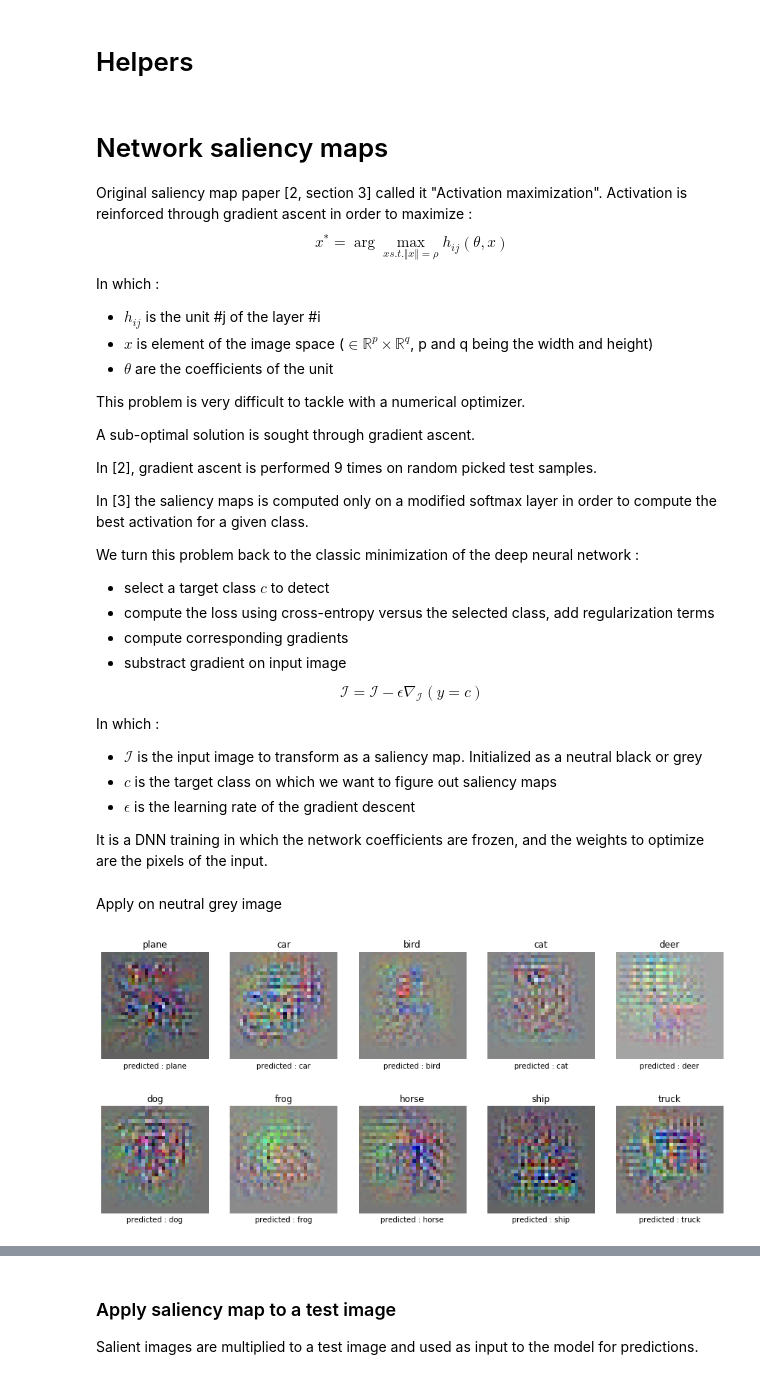
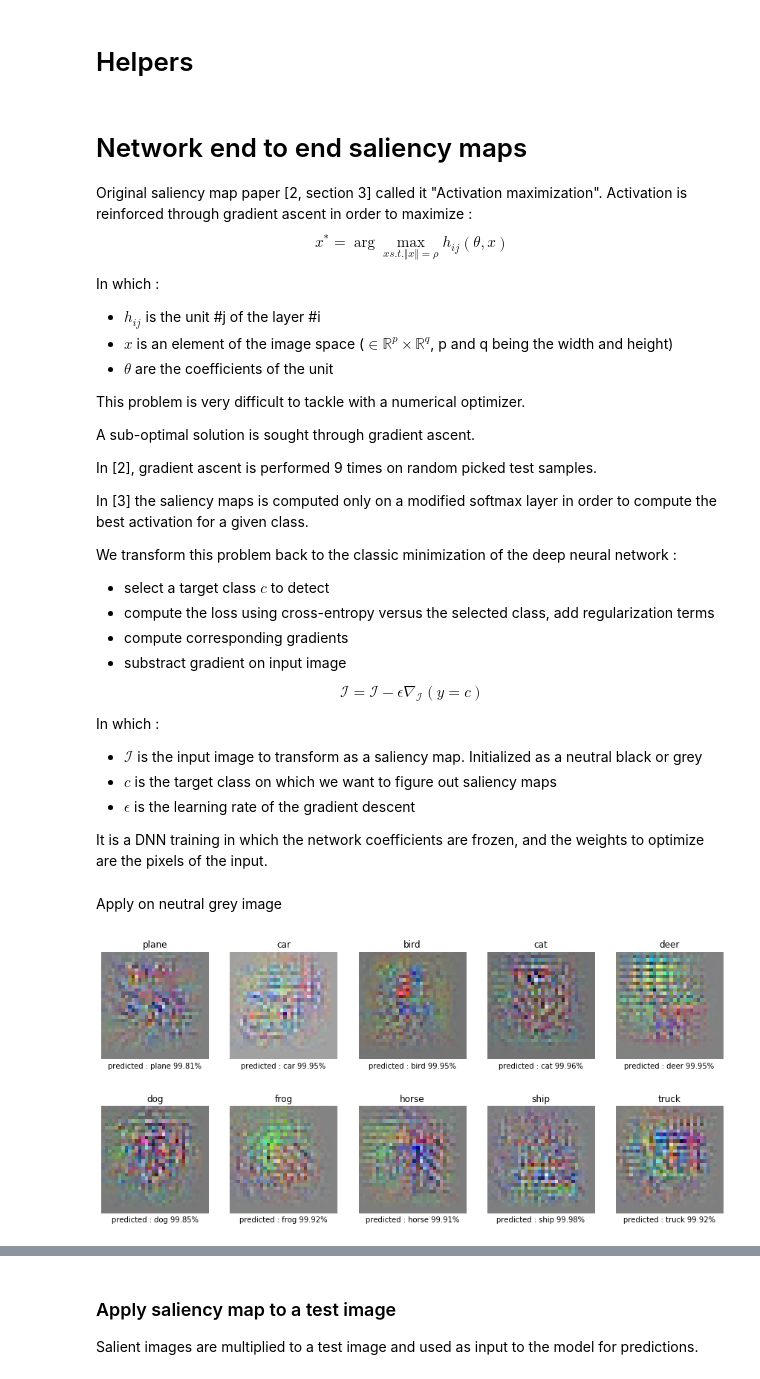
Before and after one commit to tonio73/data-science, a Jupyter notebook: cnn/CnnVisualization-2-SaliencyMaps.ipynb, the cells around one changed output, grey strips where cells are left out. Saved outputs shown, nothing was run; the diff lists cells and outputs as text; code cells hidden in the pictures.

```diff
--- a/cnn/CnnVisualization-2-SaliencyMaps.ipynb
+++ b/cnn/CnnVisualization-2-SaliencyMaps.ipynb
@@ -75,9 +75,9 @@ def plotSaliencyMap(original, saliencies, activations, activationsAfter, layerNa
     axes[0][0].set_title(title)
 
     for i in range(n):
-        axes[i][1].imshow(saliencies[i]) # .reshape(dimensions)
+        axes[i][1].imshow(normalizeImage(saliencies[i]))
         axes[i][1].set_title("%s Saliency" % layerNames[i])
-        axes[i][2].imshow(np.clip((saliencies[i] - original), 0, 1))
+        axes[i][2].imshow(normalizeImage((saliencies[i] - original)))
         axes[i][2].set_title("Saliency - Input")
         act = activations[i]
         if len(act.shape) == 2:
@@ -92,15 +92,21 @@ def plotSaliencyMap(original, saliencies, activations, activationsAfter, layerNa
             axes[i][4].text(0, 0.5, "%.3g" % act)
         axes[i][4].set_title("Activation on saliency")
     plt.setp(axes, xticks=[], yticks=[], frame_on=False)
+
+def normalizeImage(img):
+    """ Normalize image to have pixel values in [0, 1] """
+    mi = img.min()
+    ma = img.max()
+    return (img - mi) / (ma - mi)
 # %% [markdown]
-# Network saliency maps
+# Network end to end saliency maps
 
 Original saliency map paper [2, section 3] called it "Activation maximization". Activation is reinforced through gradient ascent in order to maximize :
 $$ x^* = \arg \max_{x s.t. \Vert x \Vert = \rho} h_{ij}(θ,x)$$
 
 In which :
 - $h_{ij}$ is the unit #j of the layer #i
-- $x$ is element of the image space ($\in \mathbb{R}^p \times \mathbb{R}^q$, p and q being the width and height)
+- $x$ is an element of the image space ($\in \mathbb{R}^p \times \mathbb{R}^q$, p and q being the width and height)
 - $\theta$ are the coefficients of the unit
 
 This problem is very difficult to tackle with a numerical optimizer.
@@ -111,7 +117,7 @@ In [2], gradient ascent is performed 9 times on random picked test samples.
 
 In [3] the saliency maps is computed only on a modified softmax layer in order to compute the best activation for a given class.
 
-We turn this problem back to the classic minimization of the deep neural network :
+We transform this problem back to the classic minimization of the deep neural network :
 - select a target class $c$ to detect
 - compute the loss using cross-entropy versus the selected class, add regularization terms
 - compute corresponding gradients
@@ -143,7 +149,7 @@ def gradientMinLossStep(model, img, learningRate, lambdaReg, trueActivation, los
 
     return objective, grads, img, imgNorm
 
-def getGlobalSalient(numEpochs, model, img, learningRate, lambdaReg, trueActivation=None):
+def endToEndSaliency(numEpochs, model, img, learningRate, lambdaReg, trueActivation):
 
     imgTf = tf.expand_dims(img, axis=0)
     trueActivationTf = tf.constant(trueActivation.reshape(1, -1))
@@ -161,22 +167,23 @@ def getGlobalSalient(numEpochs, model, img, learningRate, lambdaReg, trueActivat
         imgNorms.append(imgNorm)
 
     # Only clip the returned saliency image
-    return (tf.clip_by_value(imgTf, 0, 1)[0], intensityHist, gradHist, imgNorms)
+    return (imgTf[0], intensityHist, gradHist, imgNorms)
 # %% [markdown]
 Apply on neutral grey image
 # %%
 mediumGray = np.ones((32, 32, 3)) * 0.2
-globalSaliencies = []
+e2eSaliencies = []
 
 for c in range(10):
-    globalSaliencies.append(getGlobalSalient(1000, model0, mediumGray, 0.05, 1e-3, np.array([c * 1.])))
+    e2eSaliencies.append(endToEndSaliency(100, model0, mediumGray, 0.05, 1e-3, np.array([c * 1.])))
 # %%
 fig, axes = plt.subplots(2, 5, figsize=(15, 7))
-for c, sal, ax in zip(classNames, globalSaliencies, axes.ravel()):
-    ax.imshow(sal[0] / sal[0].numpy().max())
+for c, sal, ax in zip(classNames, e2eSaliencies, axes.ravel()):
+    ax.imshow(normalizeImage(sal[0].numpy()))
     ax.set_title(c)
-    pred = model0.predict(sal[0].numpy().reshape(1, 32, 32, 3))
-    ax.set_xlabel("predicted : %s" % classNames[np.argmax(pred)])
+    pred = model0.predict(sal[0].numpy().reshape(1, 32, 32, 3))[0]
+    predMaxIndex = np.argmax(pred)
+    ax.set_xlabel("predicted : %s %.2f%%" % (classNames[predMaxIndex], pred[predMaxIndex] * 100))
 plt.setp(axes, xticks=[], yticks=[], frame_on=False);
 # %% [output]
-[figure, old version]
+[figure, new version]
```
Also changed, not shown: parts of 9 cells of this notebook, 4 other files.
